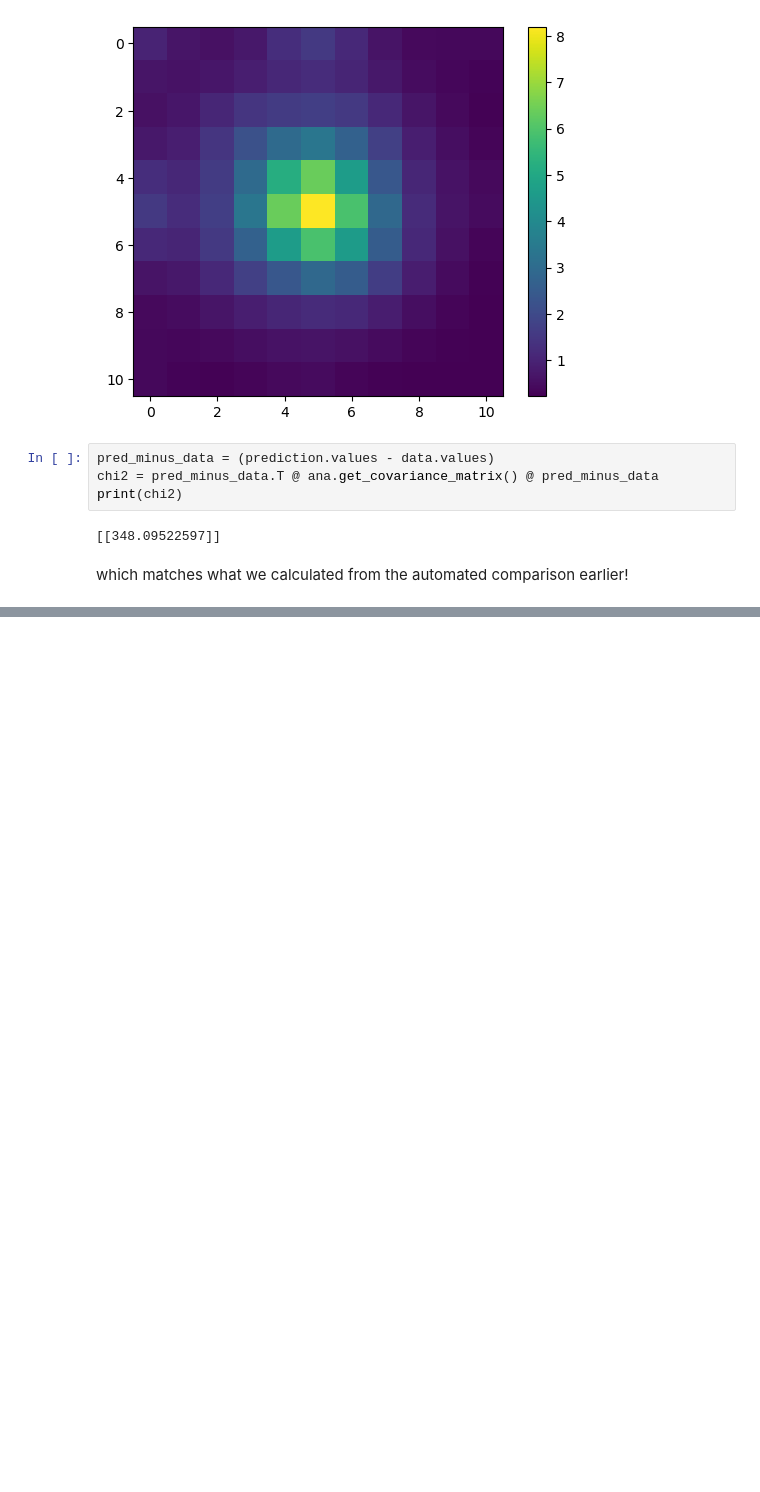
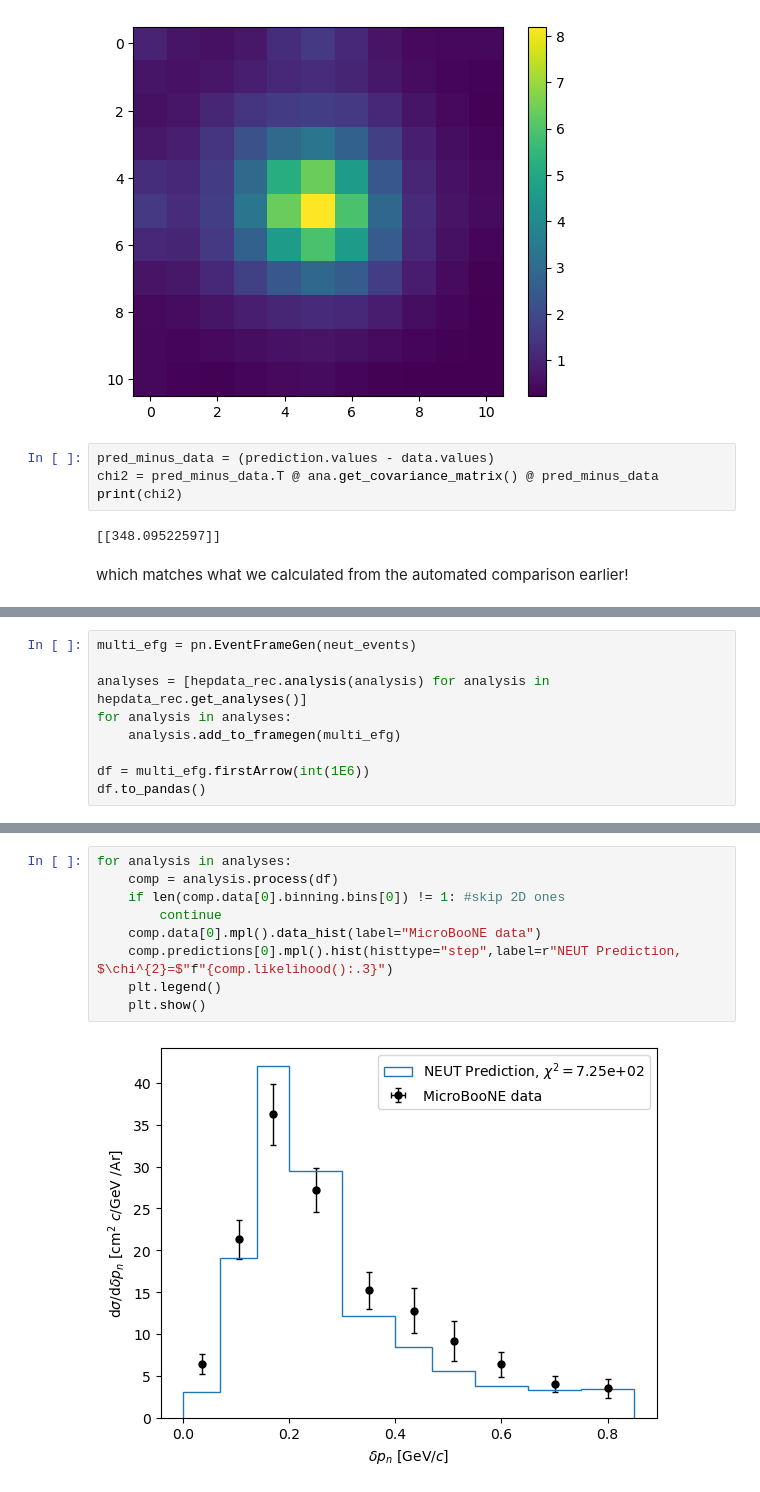
Before and after one commit to NUISANCEMC/nuisance3, a Jupyter notebook: notebooks/NUISANCEHEPDataDemo.ipynb, the cells around one changed output, grey strips where cells are left out. Drawn from its saved outputs; the diff is of its cells as text; blank space fills up the shorter version.

```diff
--- a/notebooks/NUISANCEHEPDataDemo.ipynb
+++ b/notebooks/NUISANCEHEPDataDemo.ipynb
@@ -316,0 +333,9 @@ which matches what we calculated from the automated comparison earlier!
+# %%
+multi_efg = pn.EventFrameGen(neut_events)
+
+analyses = [hepdata_rec.analysis(analysis) for analysis in hepdata_rec.get_analyses()]
+for analysis in analyses:
+    analysis.add_to_framegen(multi_efg)
+
+df = multi_efg.firstArrow(int(1E6))
+df.to_pandas()
@@ -316,0 +356,11 @@ which matches what we calculated from the automated comparison earlier!
+# %%
+for analysis in analyses:
+    comp = analysis.process(df)
+    if len(comp.data[0].binning.bins[0]) != 1: #skip 2D ones
+        continue
+    comp.data[0].mpl().data_hist(label="MicroBooNE data")
+    comp.predictions[0].mpl().hist(histtype="step",label=r"NEUT Prediction, $\chi^{2}=$"f"{comp.likelihood():.3}")
+    plt.legend()
+    plt.show()
+# %% [output]
+[figure, added]
```
Also changed, not shown: parts of 13 cells of this notebook, 15 other files.
